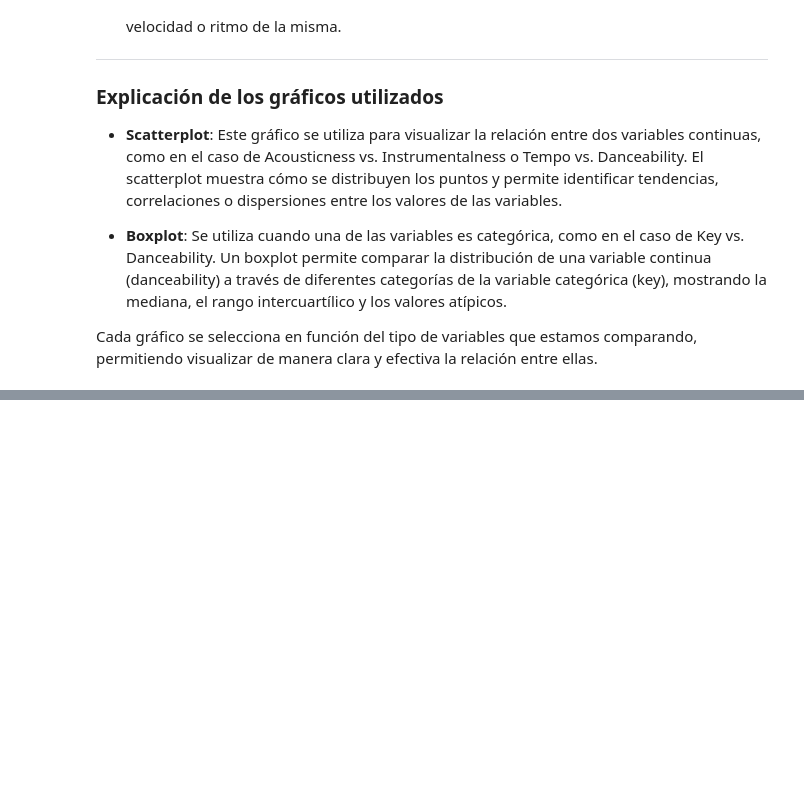
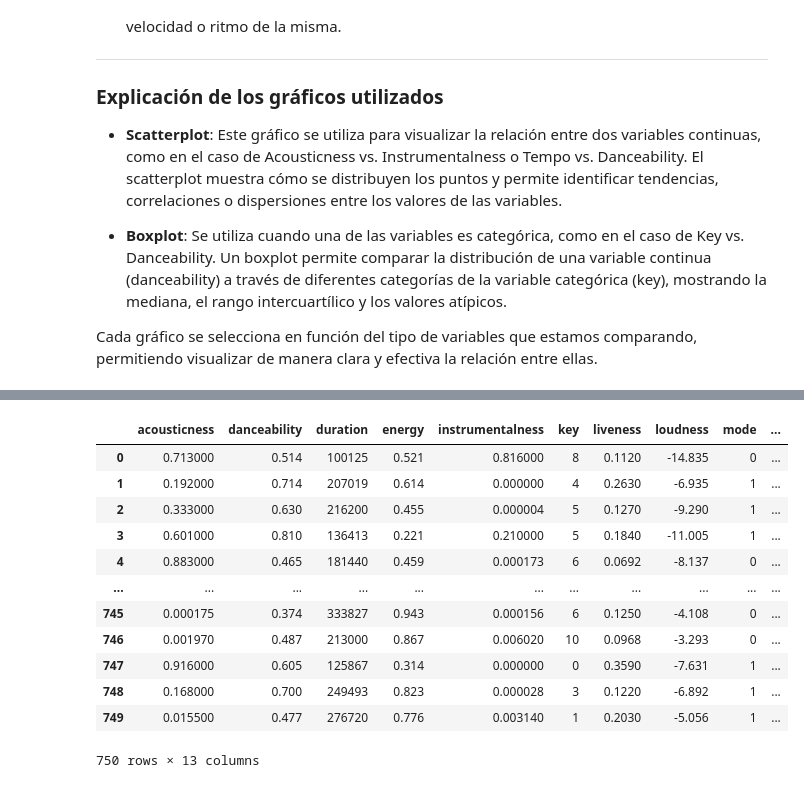
Before and after one commit to jonathancagua/CEIA-ADD, a Jupyter notebook: tp_spotify.ipynb, the cells around one changed output, grey strips where cells are left out. Cells and saved outputs as stored; diff of their text form; code cells hidden in the pictures; blank space fills up the shorter version.

```diff
--- a/tp_spotify.ipynb
+++ b/tp_spotify.ipynb
@@ -421,0 +502,16 @@ Cada gráfico se selecciona en función del tipo de variables que estamos compar
+# %%
+X
+# %% [output]
+|  | acousticness | danceability | duration | energy | instrumentalness | key | liveness | loudness | mode | ... |
+| 0 | 0.713000 | 0.514 | 100125 | 0.521 | 0.816000 | 8 | 0.1120 | -14.835 | 0 | ... |
+| 1 | 0.192000 | 0.714 | 207019 | 0.614 | 0.000000 | 4 | 0.2630 | -6.935 | 1 | ... |
+| 2 | 0.333000 | 0.630 | 216200 | 0.455 | 0.000004 | 5 | 0.1270 | -9.290 | 1 | ... |
+| 3 | 0.601000 | 0.810 | 136413 | 0.221 | 0.210000 | 5 | 0.1840 | -11.005 | 1 | ... |
+| 4 | 0.883000 | 0.465 | 181440 | 0.459 | 0.000173 | 6 | 0.0692 | -8.137 | 0 | ... |
+| ... | ... | ... | ... | ... | ... | ... | ... | ... | ... | ... |
+| 745 | 0.000175 | 0.374 | 333827 | 0.943 | 0.000156 | 6 | 0.1250 | -4.108 | 0 | ... |
+| 746 | 0.001970 | 0.487 | 213000 | 0.867 | 0.006020 | 10 | 0.0968 | -3.293 | 0 | ... |
+| 747 | 0.916000 | 0.605 | 125867 | 0.314 | 0.000000 | 0 | 0.3590 | -7.631 | 1 | ... |
+| 748 | 0.168000 | 0.700 | 249493 | 0.823 | 0.000028 | 3 | 0.1220 | -6.892 | 1 | ... |
+| 749 | 0.015500 | 0.477 | 276720 | 0.776 | 0.003140 | 1 | 0.2030 | -5.056 | 1 | ... |
+750 rows × 13 columns
```
Also changed, not shown: parts of 15 cells of this notebook.
